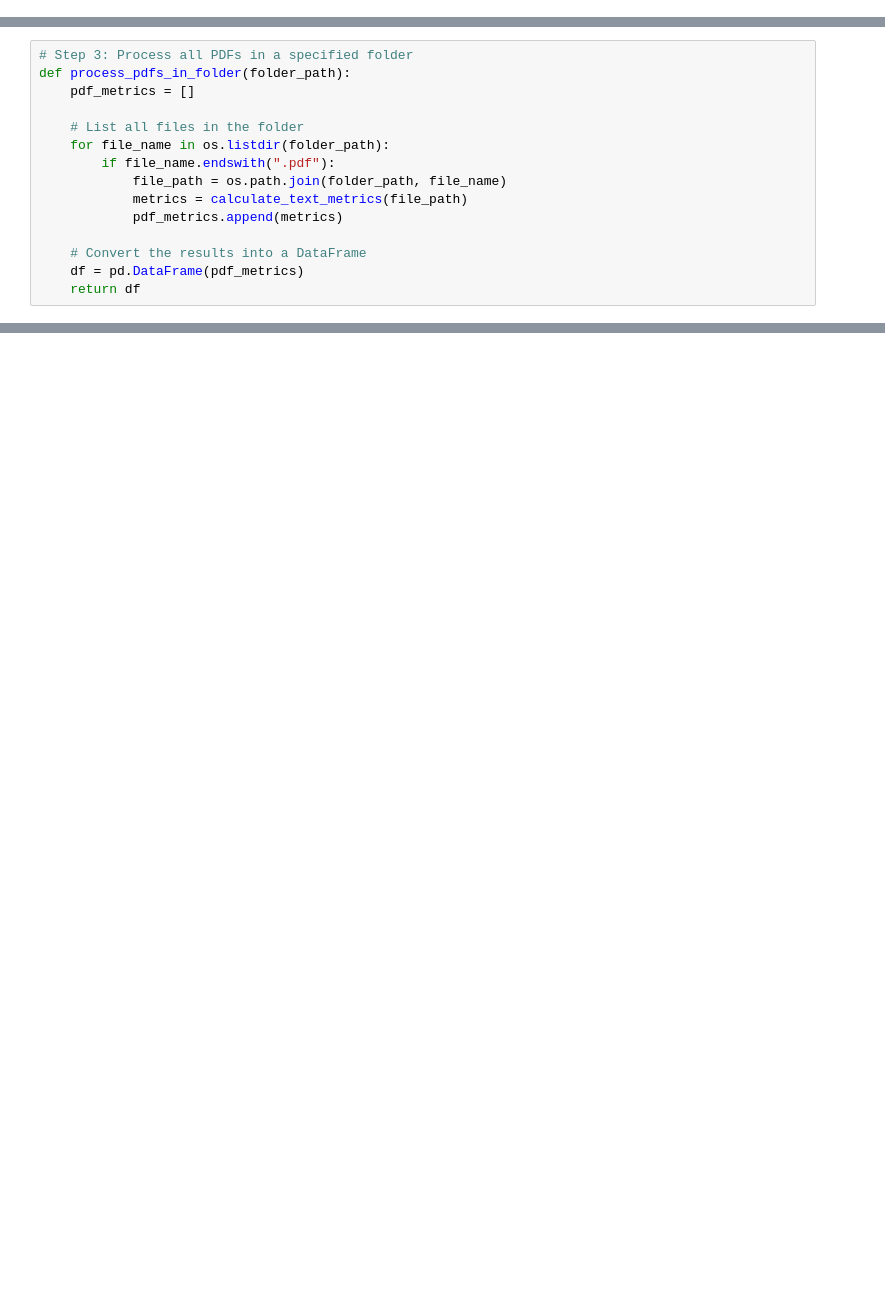
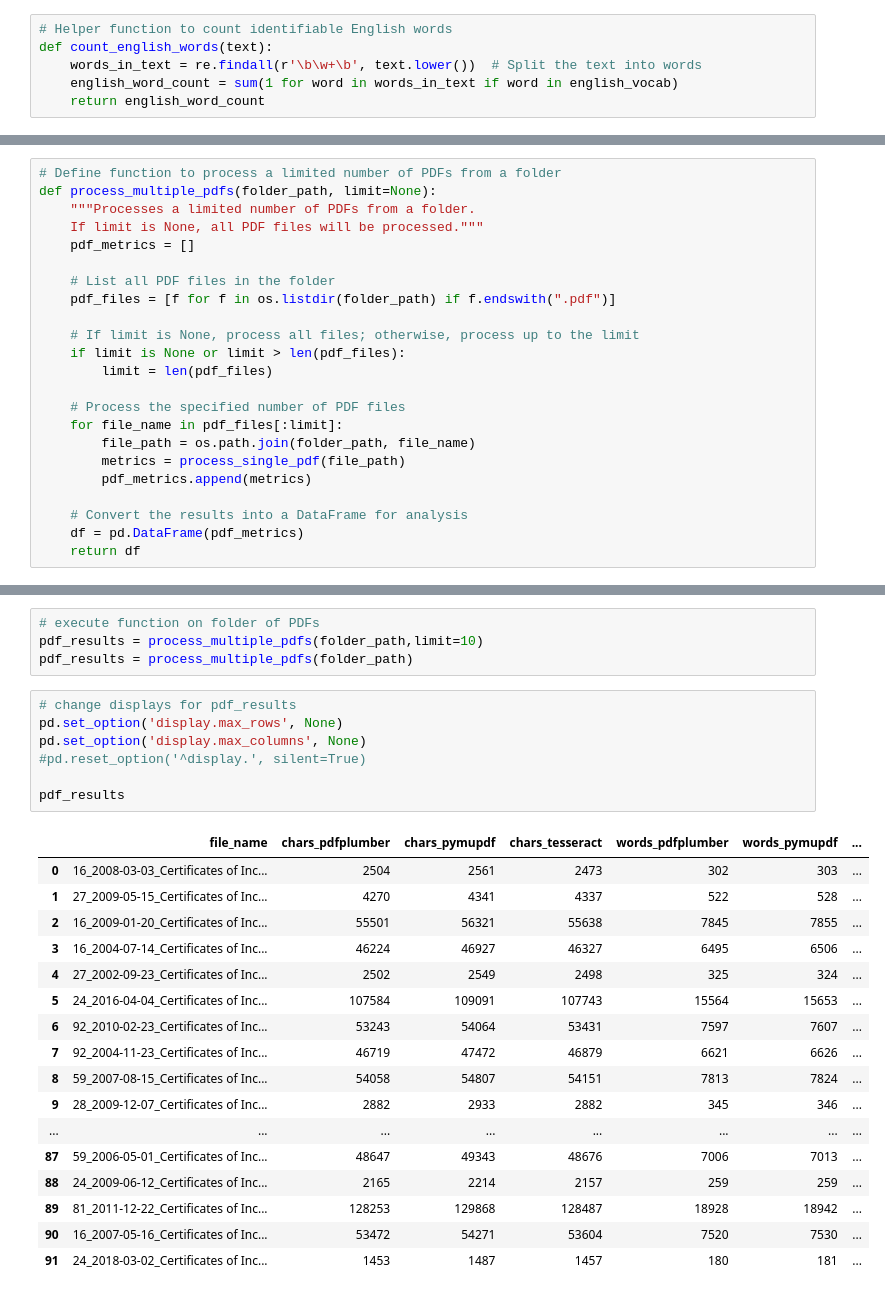
Before and after one commit to alexchen4/vc-research, a Jupyter notebook: pdf_convert.ipynb, the cells around one changed output, grey strips where cells are left out. Drawn from its saved outputs; the diff is of its cells as text; blank space fills up the shorter version.

```diff
--- a/pdf_convert.ipynb
+++ b/pdf_convert.ipynb
@@ -50,0 +28,6 @@ def calculate_text_metrics(pdf_path):
+# %%
+# Helper function to count identifiable English words
+def count_english_words(text):
+    words_in_text = re.findall(r'\b\w+\b', text.lower())  # Split the text into words
+    english_word_count = sum(1 for word in words_in_text if word in english_vocab)
+    return english_word_count
@@ -51,16 +149,24 @@ def calculate_text_metrics(pdf_path):
 # %%
-# Step 3: Process all PDFs in a specified folder
-def process_pdfs_in_folder(folder_path):
+# Define function to process a limited number of PDFs from a folder
+def process_multiple_pdfs(folder_path, limit=None):
+    """Processes a limited number of PDFs from a folder.
+    If limit is None, all PDF files will be processed."""
     pdf_metrics = []
 
-    # List all files in the folder
-    for file_name in os.listdir(folder_path):
-        if file_name.endswith(".pdf"):
-            file_path = os.path.join(folder_path, file_name)
-            metrics = calculate_text_metrics(file_path)
-            pdf_metrics.append(metrics)
+    # List all PDF files in the folder
+    pdf_files = [f for f in os.listdir(folder_path) if f.endswith(".pdf")]
 
-    # Convert the results into a DataFrame
+    # If limit is None, process all files; otherwise, process up to the limit
+    if limit is None or limit > len(pdf_files):
+        limit = len(pdf_files)
+
+    # Process the specified number of PDF files
+    for file_name in pdf_files[:limit]:
+        file_path = os.path.join(folder_path, file_name)
+        metrics = process_single_pdf(file_path)
+        pdf_metrics.append(metrics)
+
+    # Convert the results into a DataFrame for analysis
     df = pd.DataFrame(pdf_metrics)
     return df
 # %%
@@ -86,0 +175,29 @@ pdf_results
+# %%
+# execute function on folder of PDFs
+pdf_results = process_multiple_pdfs(folder_path,limit=10)
+pdf_results = process_multiple_pdfs(folder_path)
+# %%
+# change displays for pdf_results
+pd.set_option('display.max_rows', None)
+pd.set_option('display.max_columns', None)
+#pd.reset_option('^display.', silent=True)
+
+pdf_results
+# %% [output]
+|  | file_name | chars_pdfplumber | chars_pymupdf | chars_tesseract | words_pdfplumber | words_pymupdf | ... |
+| 0 | 16_2008-03-03_Certificates of Inc... | 2504 | 2561 | 2473 | 302 | 303 | ... |
+| 1 | 27_2009-05-15_Certificates of Inc... | 4270 | 4341 | 4337 | 522 | 528 | ... |
+| 2 | 16_2009-01-20_Certificates of Inc... | 55501 | 56321 | 55638 | 7845 | 7855 | ... |
+| 3 | 16_2004-07-14_Certificates of Inc... | 46224 | 46927 | 46327 | 6495 | 6506 | ... |
+| 4 | 27_2002-09-23_Certificates of Inc... | 2502 | 2549 | 2498 | 325 | 324 | ... |
+| 5 | 24_2016-04-04_Certificates of Inc... | 107584 | 109091 | 107743 | 15564 | 15653 | ... |
+| 6 | 92_2010-02-23_Certificates of Inc... | 53243 | 54064 | 53431 | 7597 | 7607 | ... |
+| 7 | 92_2004-11-23_Certificates of Inc... | 46719 | 47472 | 46879 | 6621 | 6626 | ... |
+| 8 | 59_2007-08-15_Certificates of Inc... | 54058 | 54807 | 54151 | 7813 | 7824 | ... |
+| 9 | 28_2009-12-07_Certificates of Inc... | 2882 | 2933 | 2882 | 345 | 346 | ... |
+| ... | ... | ... | ... | ... | ... | ... | ... |
+| 87 | 59_2006-05-01_Certificates of Inc... | 48647 | 49343 | 48676 | 7006 | 7013 | ... |
+| 88 | 24_2009-06-12_Certificates of Inc... | 2165 | 2214 | 2157 | 259 | 259 | ... |
+| 89 | 81_2011-12-22_Certificates of Inc... | 128253 | 129868 | 128487 | 18928 | 18942 | ... |
+| 90 | 16_2007-05-16_Certificates of Inc... | 53472 | 54271 | 53604 | 7520 | 7530 | ... |
+| 91 | 24_2018-03-02_Certificates of Inc... | 1453 | 1487 | 1457 | 180 | 181 | ... |
```
Also changed, not shown: parts of 13 cells of this notebook.
